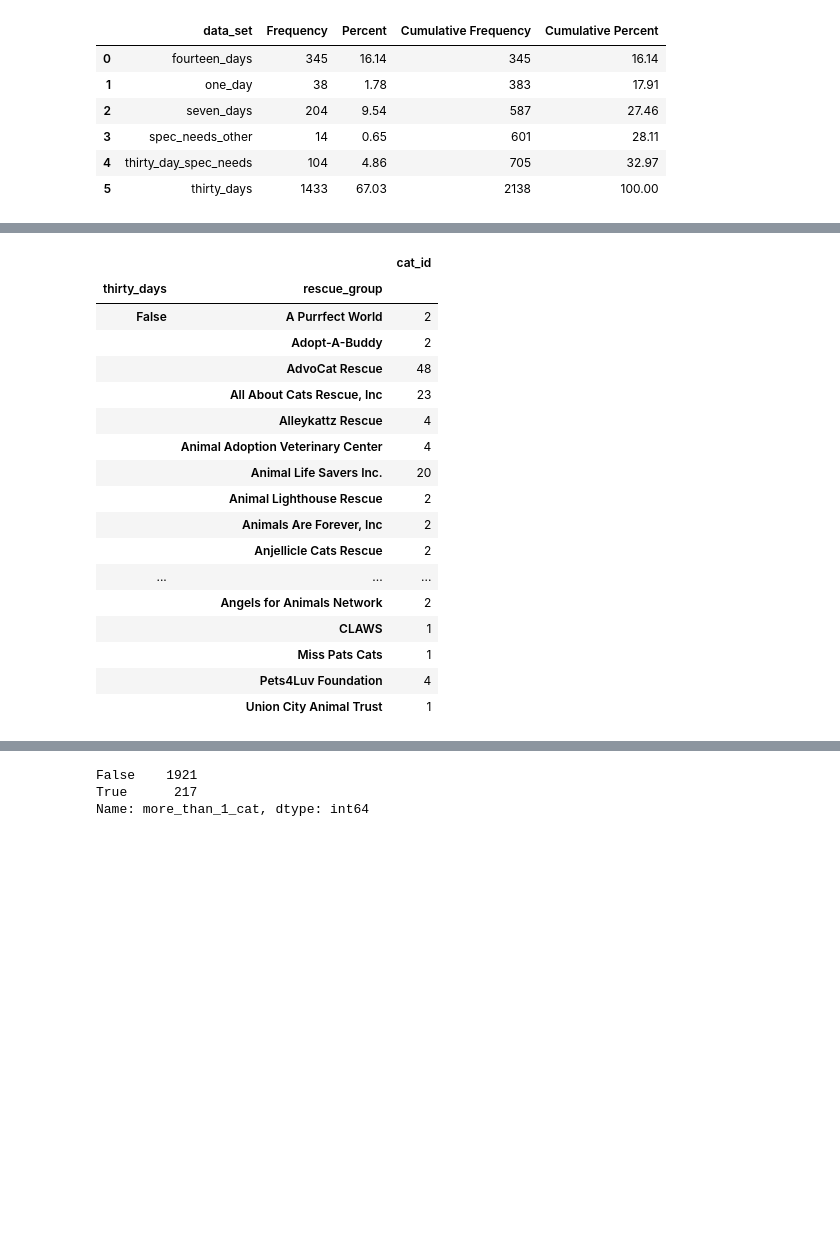
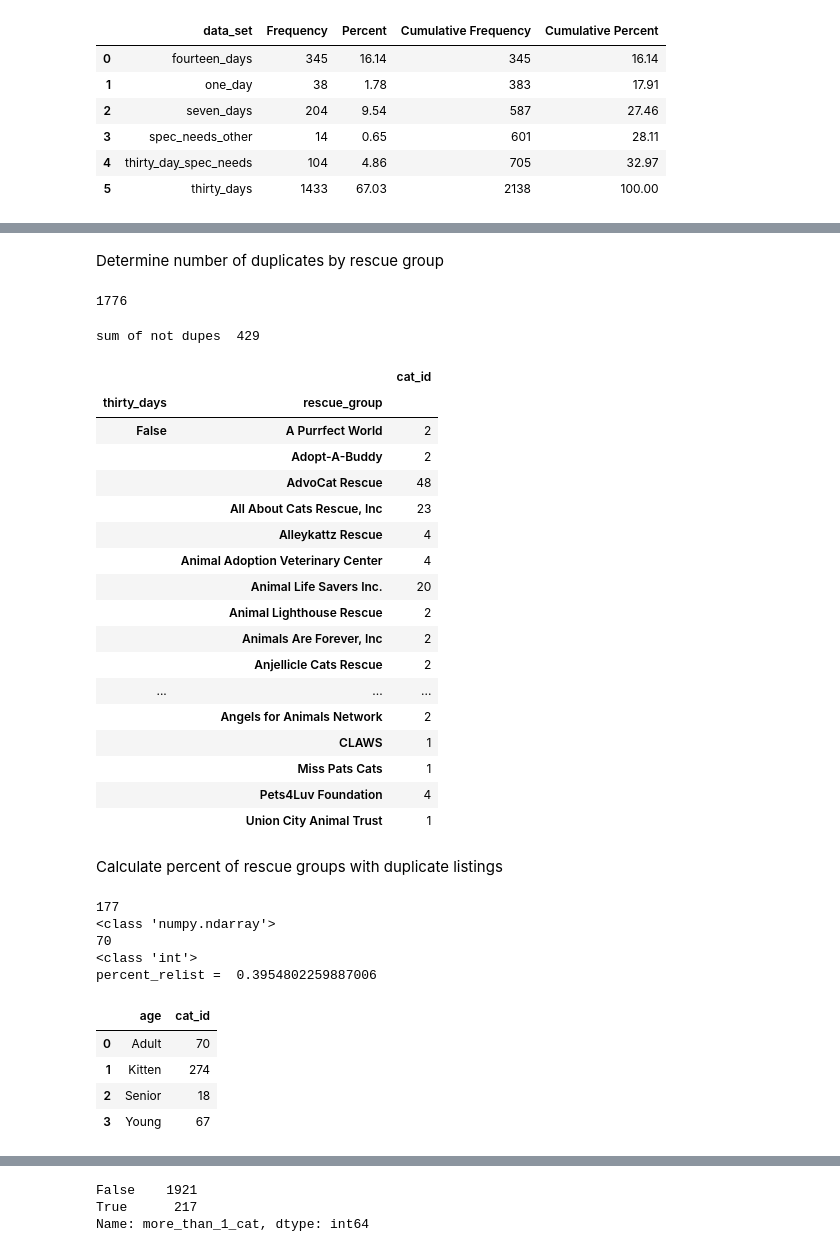
Before and after one commit to dgarbato/petfinder, a Jupyter notebook: juypter notebook code/Analyze data 1.ipynb, the cells around one changed output, grey strips where cells are left out. Cells and saved outputs as stored; diff of their text form; code cells hidden in the pictures; blank space fills up the shorter version.

```diff
--- a/juypter notebook code/Analyze data 1.ipynb
+++ b/juypter notebook code/Analyze data 1.ipynb
@@ -166,3 +228,13 @@ len(list_mask)
+# %% [markdown]
+Determine number of duplicates by rescue group
+# %%
+list_nt_30 = df_all2.loc[final_mask & df_all2['thirty_days']==False,'cat_id'].unique()
+print(len(set(list_nt_30)))
+
+list_nt_30_nootdupes = df_all2.loc[(final_mask==False) & (df_all2['thirty_days']==False),'cat_id']#dupes
+#type(list_nt_30)
+# %% [output]
+1776
 # %%
 #group_30b = df_thirty.groupby(['breed_type','age'])
 mask = df_all2.groupby(['cat_id']).count()[['cat_name']].sort_values(by=['cat_name'],ascending=False) > 1
@@ -171,11 +243,13 @@ list_mask = df_all2.groupby(['cat_id']).count()[['cat_name']].sort_values(by=['c
 
 
 final_mask = df_all2['cat_id'].isin(list_mask)
+print('sum of not dupes ',sum(final_mask))
 
 
-#the list created by below is the rescue group followed by however many duplicates
+#the df created  below is the rescue group followed by however many duplicates
 df_all2.loc[final_mask,['cat_id','rescue_group','thirty_days']].groupby(['thirty_days','rescue_group']).count()
 # %% [output]
+sum of not dupes  429
 |  |  | cat_id |
 | thirty_days | rescue_group |  |
 | False | A Purrfect World | 2 |
@@ -194,3 +268,39 @@ df_all2.loc[final_mask,['cat_id','rescue_group','thirty_days']].groupby(['thirty
 |  | Miss Pats Cats | 1 |
 |  | Pets4Luv Foundation | 4 |
 |  | Union City Animal Trust | 1 |
+# %% [markdown]
+
+
+Calculate percent of rescue groups with duplicate listings
+# %%
+all_rescue_groups = df_all2['rescue_group'].unique()
+num_rescue_groups = len(all_rescue_groups)
+print(len(all_rescue_groups))
+print(type(all_rescue_groups))
+
+
+num_rescues_w_dupes = len(df_all2.loc[final_mask,['cat_id','rescue_group','thirty_days']].groupby(['thirty_days','rescue_group']))
+print(num_rescues_w_dupes)
+print(type(num_rescues_w_dupes))
+
+percent_relist = num_rescues_w_dupes/num_rescue_groups
+print('percent_relist = ',percent_relist)
+# %% [output]
+177
+<class 'numpy.ndarray'>
+70
+<class 'int'>
+percent_relist =  0.3954802259887006
+# %%
+mask = df_all2.groupby(['cat_id']).count()[['cat_name']].sort_values(by=['cat_name'],ascending=False) > 1
+list_mask = df_all2.groupby(['cat_id']).count()[['cat_name']].sort_values(by=['cat_name'],ascending=False).loc[mask.values,:].index
+dupes_by_age = df_all2.loc[final_mask,['cat_id','age']].groupby(['age']).count().reset_index()
+dupes_by_age
+
+#type(dupes_by_age)
+# %% [output]
+|  | age | cat_id |
+| 0 | Adult | 70 |
+| 1 | Kitten | 274 |
+| 2 | Senior | 18 |
+| 3 | Young | 67 |
```
Also changed, not shown: parts of 10 cells of this notebook, 6 other files.
